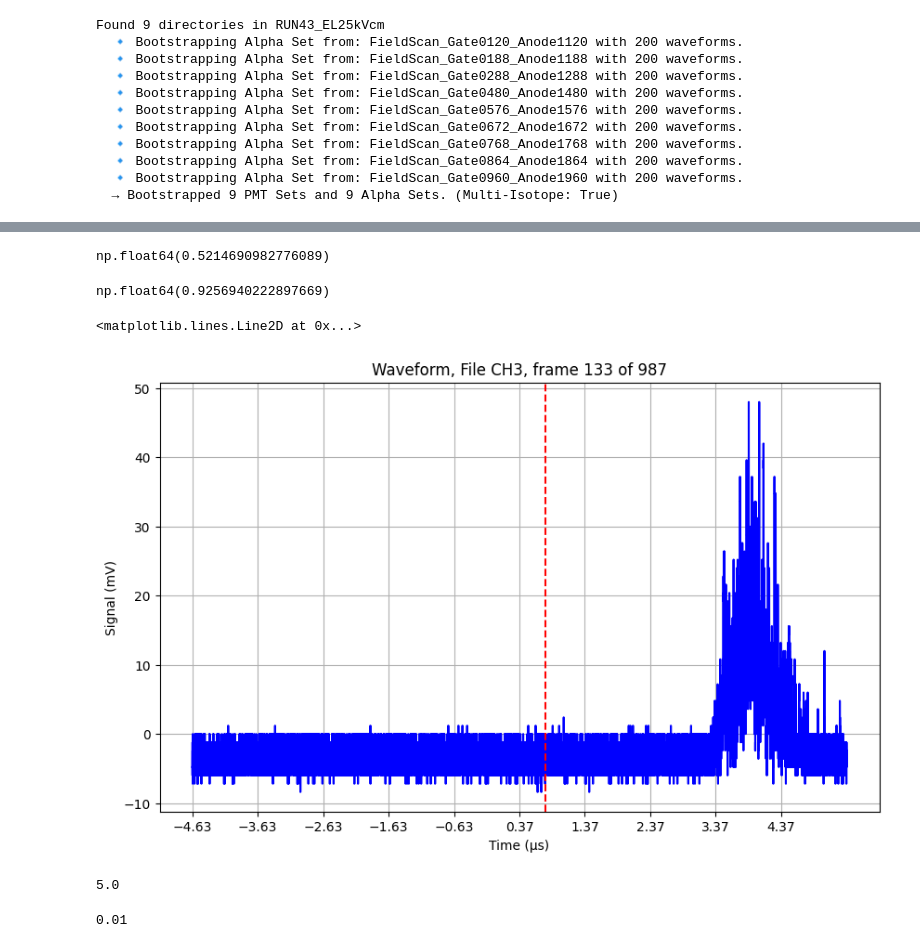
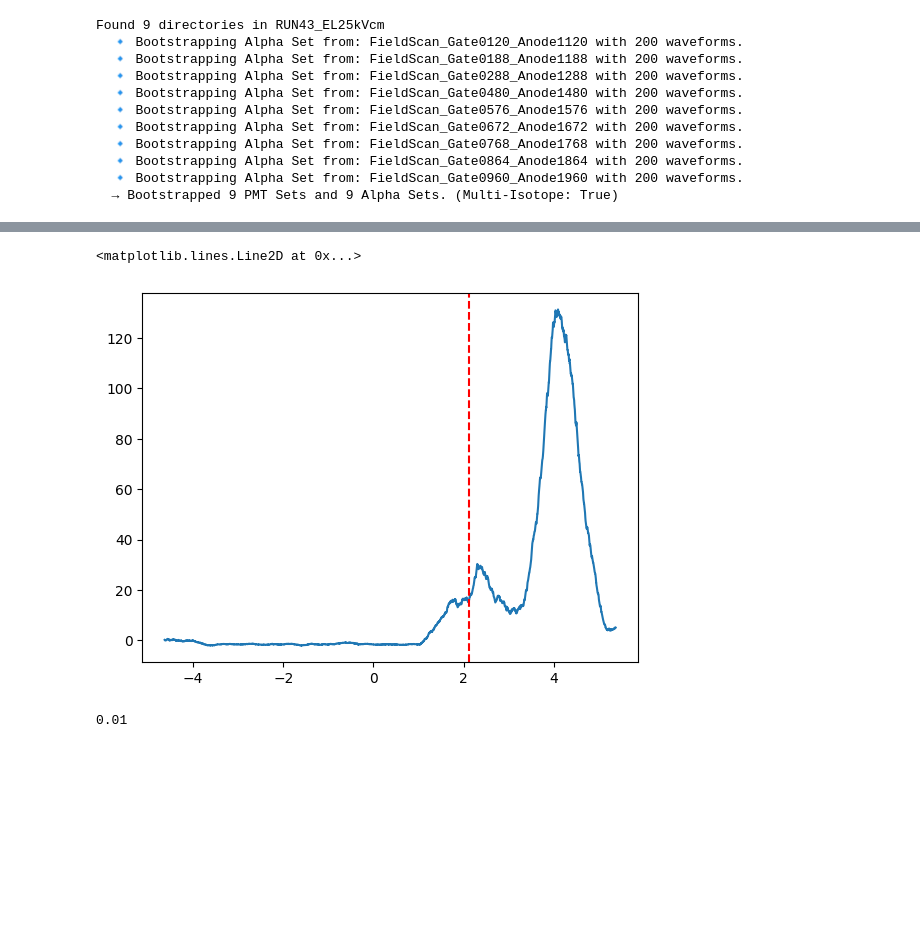
Before and after one commit to proscrite/RaTag, a Jupyter notebook: notebooks/dev_recoil_integration_.ipynb, the cells around one changed output, grey strips where cells are left out. Saved outputs shown, nothing was run; the diff lists cells and outputs as text; code cells hidden in the pictures; blank space fills up the shorter version.

```diff
--- a/notebooks/dev_recoil_integration_.ipynb
+++ b/notebooks/dev_recoil_integration_.ipynb
@@ -50,8 +51,10 @@ Found 9 directories in RUN43_EL25kVcm
   🔹 Bootstrapping Alpha Set from: FieldScan_Gate0960_Anode1960 with 200 waveforms.
   → Bootstrapped 9 PMT Sets and 9 Alpha Sets. (Multi-Isotope: True)
 # %%
-set0 = run.sets[1]
-set6 = run.sets[6]
+set0 = run.sets[0]
+set2 = run.sets[2]
+# %%
+time_config = replace(time_config, s2_v_min=10)
 # %%
 set0 = resolve_set_recoils(set0, max_frames=None, config=time_config, force=True)
 # %% [output]
@@ -98,21 +87,19 @@ plt.gca().set(xlabel='S2 Area (V·µs)', ylabel='Counts', title='Set: {}'.format
-# %%
-n.sum() / len(s2_areas_hard)
-# %% [output]
-np.float64(0.5214690982776089)
-# %%
-n.sum() / len(s2_areas_hard)
-# %% [output]
-np.float64(0.9256940222897669)
+# %%
+file_idx = 0
+wf = next(iter_waveforms(set0, max_files=1, show_progress=True))
 # %%
-t_s2_min = -1.5 + set0.time_drift * time_config.s2_margin
+t_s2_min = -1.5 + set0.time_drift #* time_config.s2_margin
 frame_idx += 1
 # wf = next(iter_waveforms(set0, max_files=1, show_progress=True))
-plot_waveform(wf, frame=frame_idx)
+wf_smooth = moving_average(wf, window=time_config.s2_window_ma)
+wf_sub = subtract_pedestal(wf_smooth)
+v_sum = np.sum(wf_sub.v[120:130, :], axis=0)
+wf_sum = replace(wf_sub, v=v_sum[:, np.newaxis])
+
+plt.plot(wf_sum.t, wf_sum.v, label='S2 Waveform')
+
+# plot_waveform(wf_sum, )
 plt.axvline(t_s2_min, color='r', linestyle='--', label='S2 Min Time')
 # %% [output]
 <matplotlib.lines.Line2D at 0x...>
-[figure, old version]
+[figure, new version]
-# %%
-time_config.s2_v_min
-# %% [output]
-5.0
```
Also changed, not shown: parts of 31 cells of this notebook, 8 other files.
